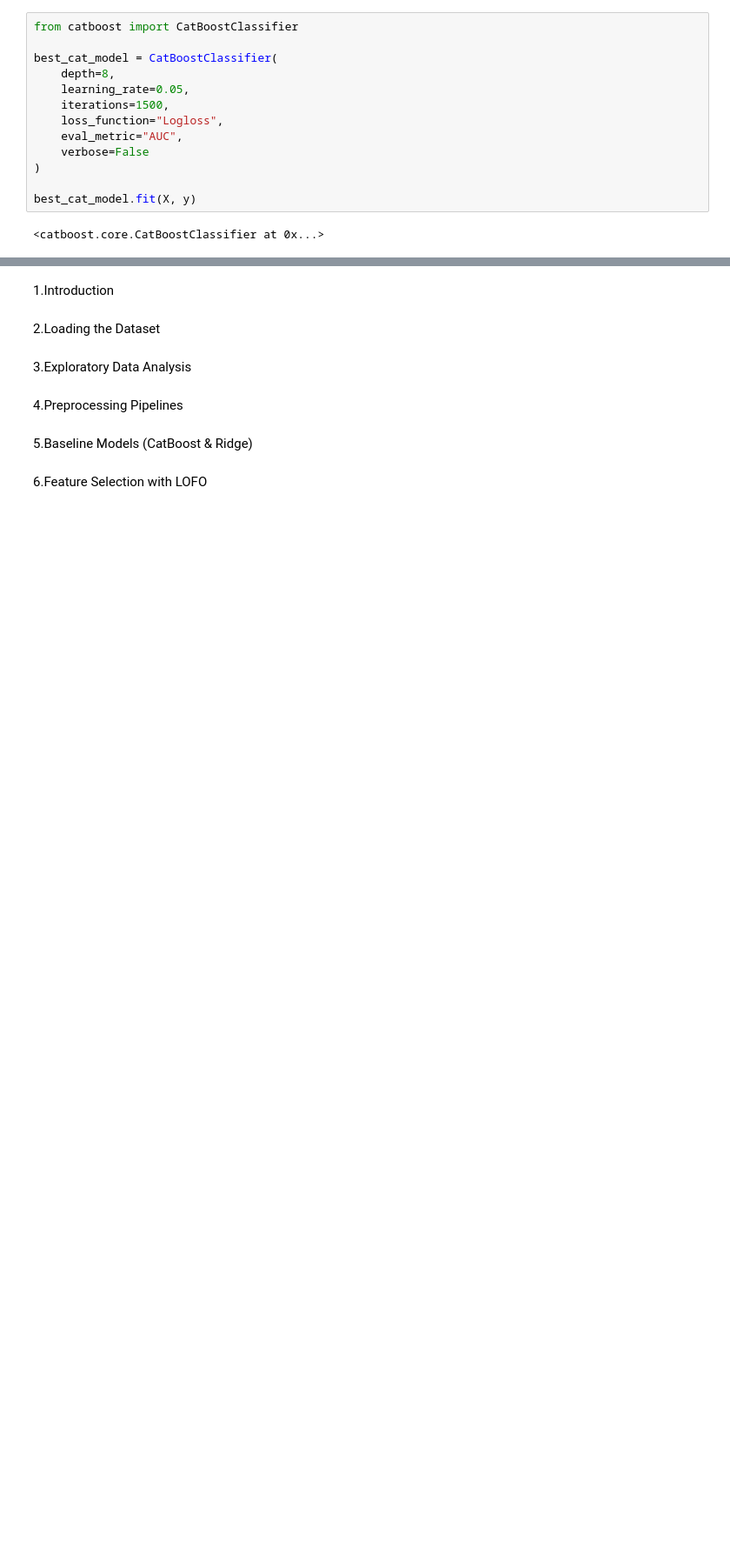
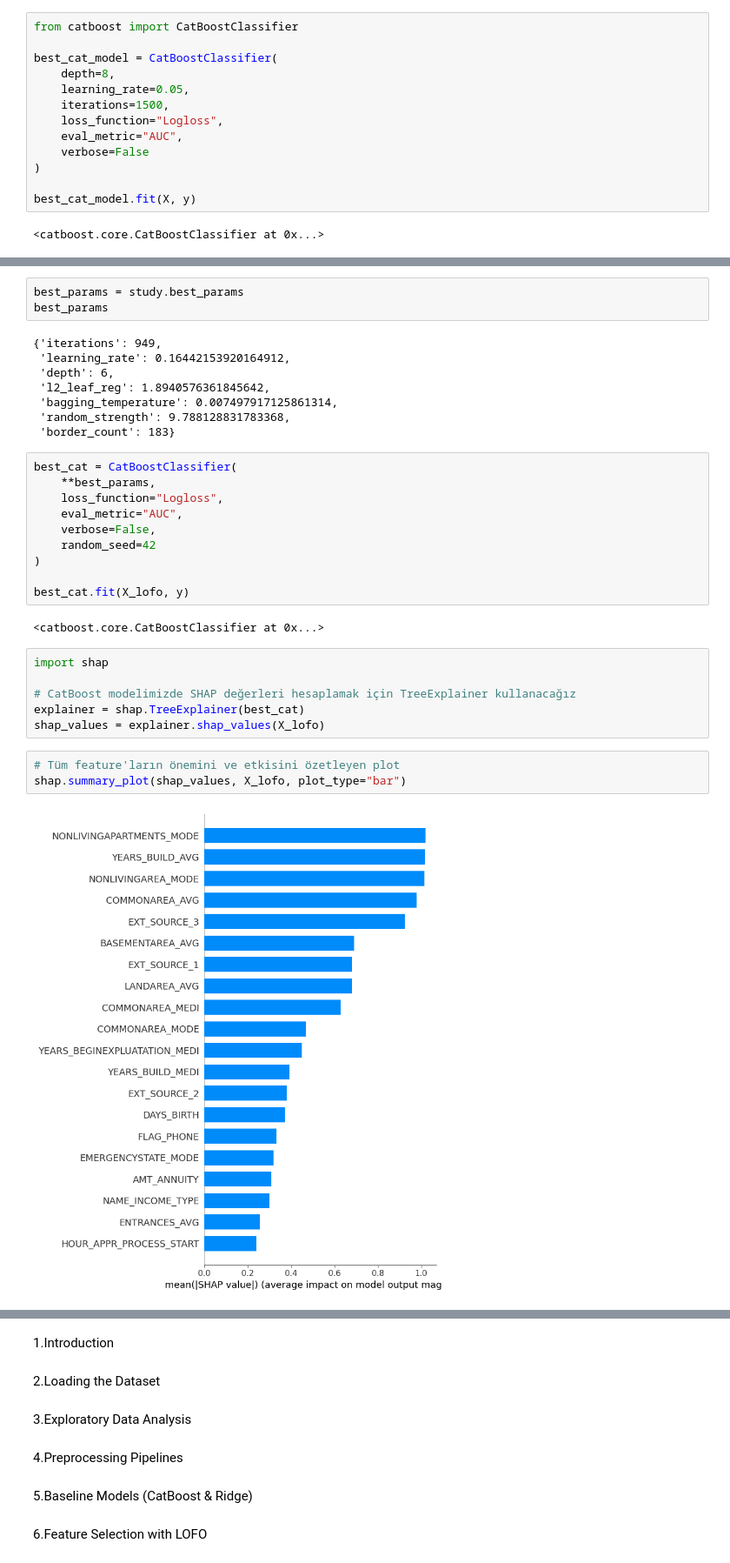
Before and after one commit to oguzhanzengin/case-study, a Jupyter notebook: case1.ipynb, the cells around one changed output, grey strips where cells are left out. Shown at 87% size. Saved outputs shown, nothing was run; the diff lists cells and outputs as text; blank space fills up the shorter version.

```diff
--- a/case1.ipynb
+++ b/case1.ipynb
@@ -345,0 +510,34 @@ NameError: name 'importance_df' is not defined
+# %%
+best_params = study.best_params
+best_params
+# %% [output]
+{'iterations': 949,
+ 'learning_rate': 0.16442153920164912,
+ 'depth': 6,
+ 'l2_leaf_reg': 1.8940576361845642,
+ 'bagging_temperature': 0.007497917125861314,
+ 'random_strength': 9.788128831783368,
+ 'border_count': 183}
+# %%
+best_cat = CatBoostClassifier(
+    **best_params,
+    loss_function="Logloss",
+    eval_metric="AUC",
+    verbose=False,
+    random_seed=42
+)
+
+best_cat.fit(X_lofo, y)
+# %% [output]
+<catboost.core.CatBoostClassifier at 0x...>
+# %%
+import shap
+
+# CatBoost modelimizde SHAP değerleri hesaplamak için TreeExplainer kullanacağız
+explainer = shap.TreeExplainer(best_cat)
+shap_values = explainer.shap_values(X_lofo)
+# %%
+# Tüm feature'ların önemini ve etkisini özetleyen plot
+shap.summary_plot(shap_values, X_lofo, plot_type="bar")
+# %% [output]
+[figure, added]
```
Also changed, not shown: parts of 23 cells of this notebook, 7 other files.
